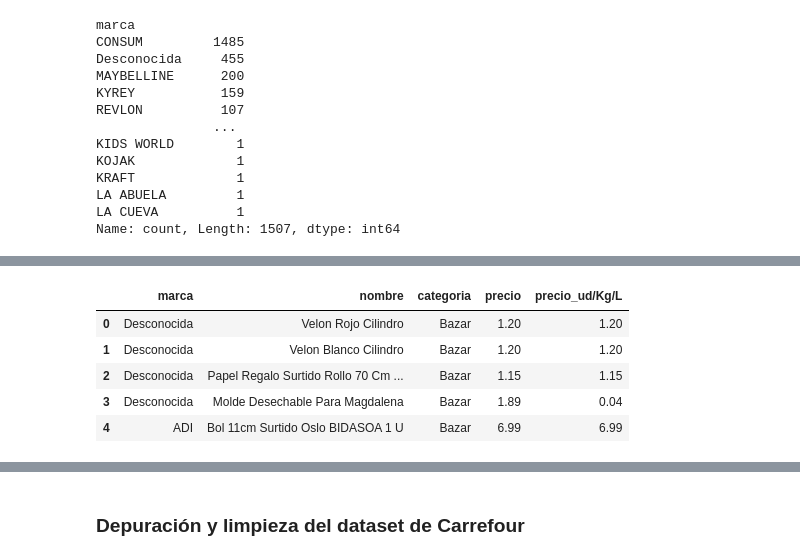
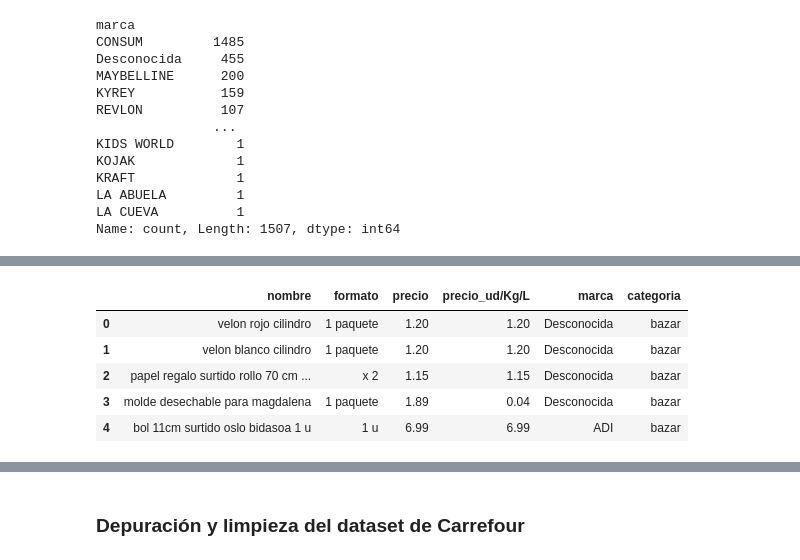
Before and after one commit to Meferal/EDA_supermercados, a Jupyter notebook: EDA_supermercados.ipynb, the cells around one changed output, grey strips where cells are left out. Cells and saved outputs as stored; diff of their text form; code cells hidden in the pictures.

```diff
--- a/EDA_supermercados.ipynb
+++ b/EDA_supermercados.ipynb
@@ -315,3 +752,8 @@ KRAFT             1
 LA ABUELA         1
 LA CUEVA          1
 Name: count, Length: 1507, dtype: int64
+# %%
+# Se genera una nueva columna con el formato
+df_consum_raw.insert(2, "formato", df_consum_raw['nombre'].apply(extract_product_format))
+df_consum_raw["formato"].fillna("1 paquete", inplace= True)
+df_consum_raw.head()
@@ -318,14 +767,19 @@ Name: count, Length: 1507, dtype: int64
+# %%
+# Estandarización de la columna categoría pasandola entera a minúsculas  y eliminación de acentos del nombre
+df_consum_raw["categoria"] = df_consum_raw["categoria"].str.lower()
+df_consum_raw["nombre"] = df_consum_raw["nombre"].str.lower().str.replace("á","a").str.replace("é","e").str.replace("í","i").str.replace("ó","o").str.replace("ú","u")
 # %%
-# Visualización del dataset final de Consum y almacenamiento del mismo
-#df_consum_raw.to_csv("data/Clean_Data/consum.csv", index= False)
+# Reordenación y visualización del dataset final de Consum y almacenamiento del mismo
+df_consum_raw = df_consum_raw[["nombre", "formato", "precio", "precio_ud/Kg/L", "marca", "categoria"]]
+df_consum_raw.to_csv("data/Clean_Data/consum.csv", index= False)
 df_consum_raw.head()
 # %% [output]
-|  | marca | nombre | categoria | precio | precio_ud/Kg/L |
-| 0 | Desconocida | Velon Rojo Cilindro | Bazar | 1.20 | 1.20 |
-| 1 | Desconocida | Velon Blanco Cilindro | Bazar | 1.20 | 1.20 |
-| 2 | Desconocida | Papel Regalo Surtido Rollo 70 Cm ... | Bazar | 1.15 | 1.15 |
-| 3 | Desconocida | Molde Desechable Para Magdalena | Bazar | 1.89 | 0.04 |
-| 4 | ADI | Bol 11cm Surtido Oslo BIDASOA 1 U | Bazar | 6.99 | 6.99 |
+|  | nombre | formato | precio | precio_ud/Kg/L | marca | categoria |
+| 0 | velon rojo cilindro | 1 paquete | 1.20 | 1.20 | Desconocida | bazar |
+| 1 | velon blanco cilindro | 1 paquete | 1.20 | 1.20 | Desconocida | bazar |
+| 2 | papel regalo surtido rollo 70 cm ... | x 2 | 1.15 | 1.15 | Desconocida | bazar |
+| 3 | molde desechable para magdalena | 1 paquete | 1.89 | 0.04 | Desconocida | bazar |
+| 4 | bol 11cm surtido oslo bidasoa 1 u | 1 u | 6.99 | 6.99 | ADI | bazar |
 # %%
 # Información final sobre el dataset depurado de Consum
 df_Consum = pd.read_csv("data/Clean_Data/consum.csv")
```
Also changed, not shown: parts of 75 cells of this notebook, 30 other files.
